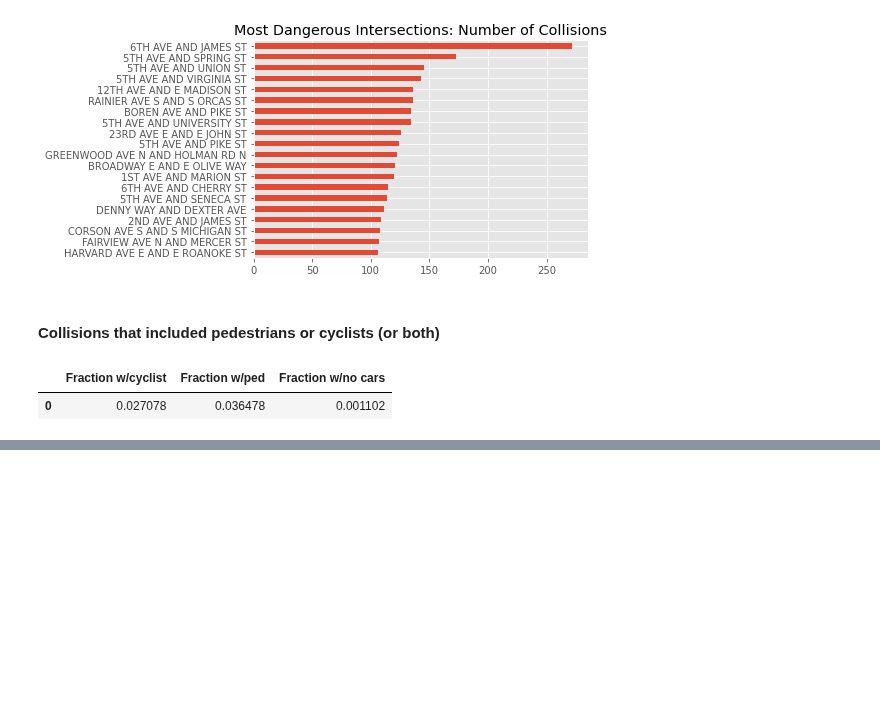
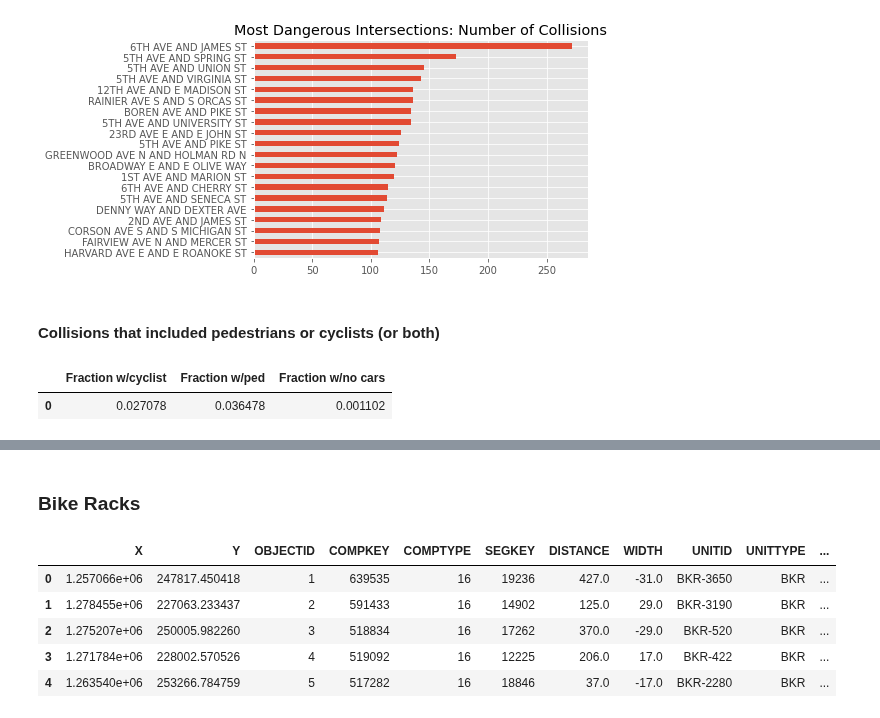
Before and after one commit to DataCircles/traffic_collisions_ml_team1, a Jupyter notebook: notebooks/data_report.ipynb, the cells around one changed output, grey strips where cells are left out. Cells and saved outputs as stored; diff of their text form; code cells hidden in the pictures; blank space fills up the shorter version.

```diff
--- a/notebooks/data_report.ipynb
+++ b/notebooks/data_report.ipynb
@@ -444,0 +425,12 @@ pd.DataFrame({'Fraction w/cyclist': cycle_fraction,
+# %% [markdown]
+### Bike Racks
+# %%
+bikeracks = pd.read_csv('../data/Bike_Racks.csv')
+bikeracks.head()
+# %% [output]
+|  | X | Y | OBJECTID | COMPKEY | COMPTYPE | SEGKEY | DISTANCE | WIDTH | UNITID | UNITTYPE | ... |
+| 0 | 1.257066e+06 | 247817.450418 | 1 | 639535 | 16 | 19236 | 427.0 | -31.0 | BKR-3650 | BKR | ... |
+| 1 | 1.278455e+06 | 227063.233437 | 2 | 591433 | 16 | 14902 | 125.0 | 29.0 | BKR-3190 | BKR | ... |
+| 2 | 1.275207e+06 | 250005.982260 | 3 | 518834 | 16 | 17262 | 370.0 | -29.0 | BKR-520 | BKR | ... |
+| 3 | 1.271784e+06 | 228002.570526 | 4 | 519092 | 16 | 12225 | 206.0 | 17.0 | BKR-422 | BKR | ... |
+| 4 | 1.263540e+06 | 253266.784759 | 5 | 517282 | 16 | 18846 | 37.0 | -17.0 | BKR-2280 | BKR | ... |
```
Also changed, not shown: parts of 5 cells of this notebook.
